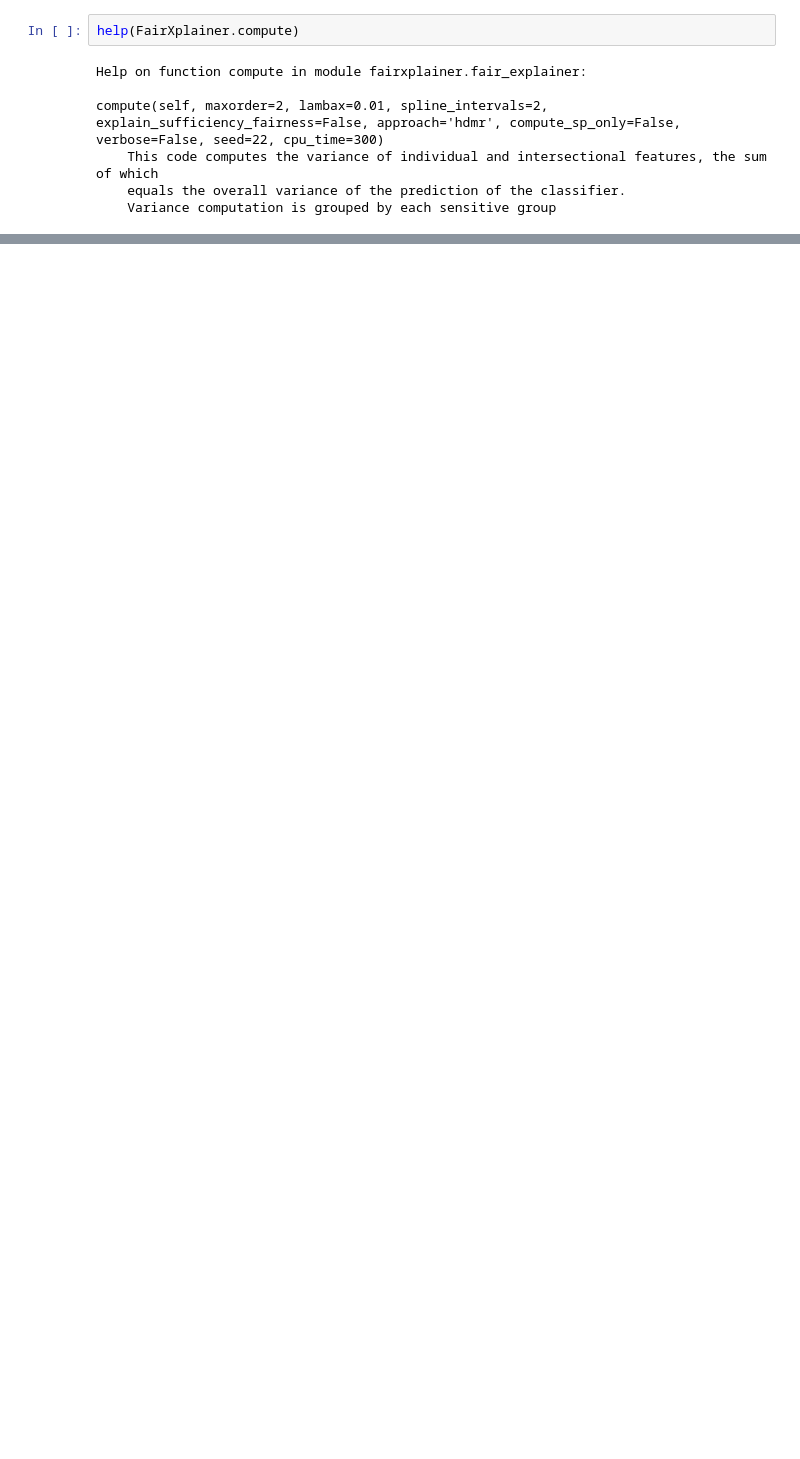
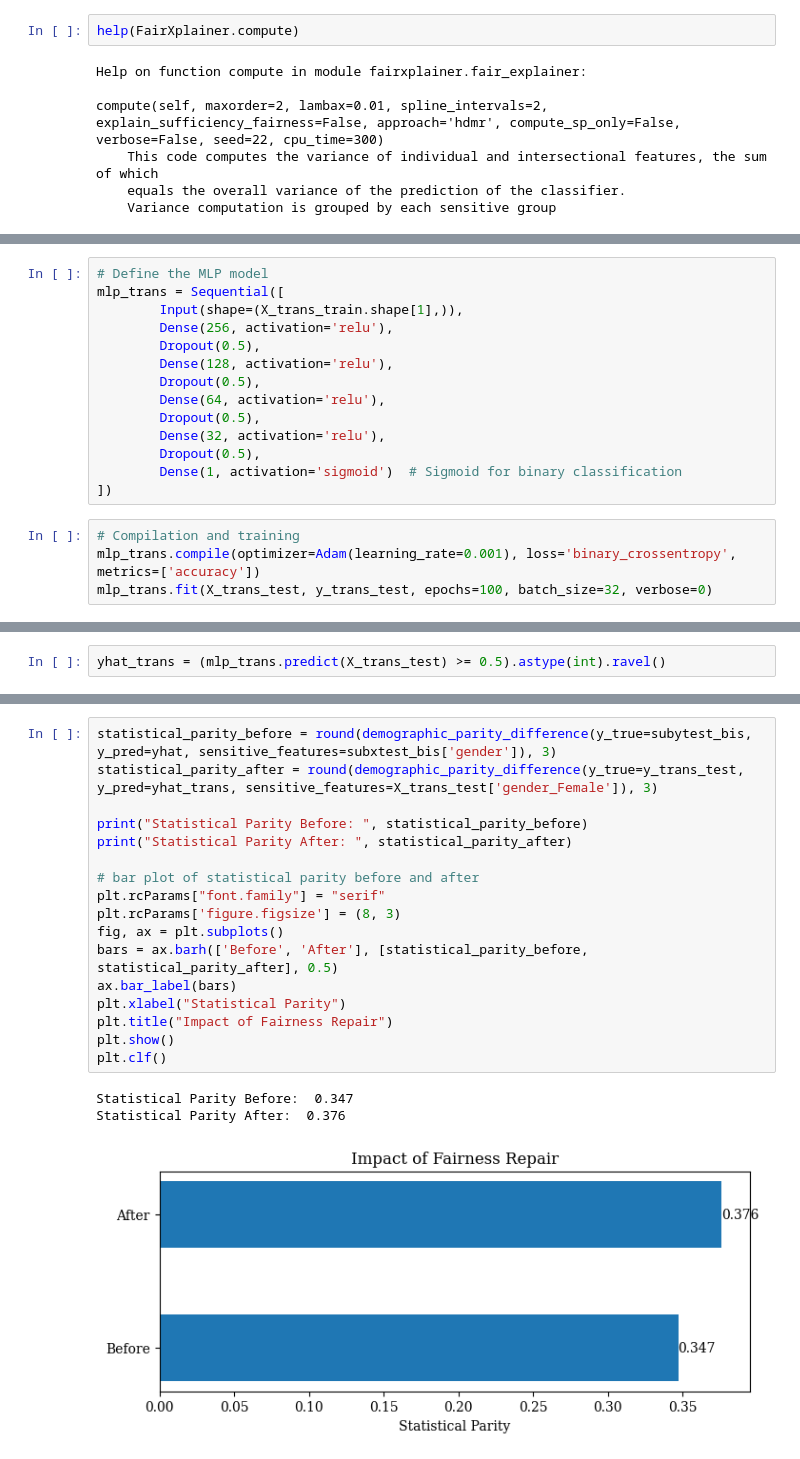
Before and after one commit to Oriiiane/SDI_DA, a Jupyter notebook: DA_notebook.ipynb, the cells around one changed output, grey strips where cells are left out. Cells and saved outputs as stored; diff of their text form; blank space fills up the shorter version.

```diff
--- a/DA_notebook.ipynb
+++ b/DA_notebook.ipynb
@@ -676,0 +721,18 @@ plt.clf()
+# %%
+# Define the MLP model
+mlp_trans = Sequential([
+        Input(shape=(X_trans_train.shape[1],)),
+        Dense(256, activation='relu'),
+        Dropout(0.5),
+        Dense(128, activation='relu'),
+        Dropout(0.5),
+        Dense(64, activation='relu'),
+        Dropout(0.5),
+        Dense(32, activation='relu'),
+        Dropout(0.5),
+        Dense(1, activation='sigmoid')  # Sigmoid for binary classification
+])
+# %%
+# Compilation and training
+mlp_trans.compile(optimizer=Adam(learning_rate=0.001), loss='binary_crossentropy', metrics=['accuracy'])
+mlp_trans.fit(X_trans_test, y_trans_test, epochs=100, batch_size=32, verbose=0)
@@ -676,0 +748,2 @@ plt.clf()
+# %%
+yhat_trans = (mlp_trans.predict(X_trans_test) >= 0.5).astype(int).ravel()
@@ -676,0 +752,21 @@ plt.clf()
+# %%
+statistical_parity_before = round(demographic_parity_difference(y_true=subytest_bis, y_pred=yhat, sensitive_features=subxtest_bis['gender']), 3)
+statistical_parity_after = round(demographic_parity_difference(y_true=y_trans_test, y_pred=yhat_trans, sensitive_features=X_trans_test['gender_Female']), 3)
+
+print("Statistical Parity Before: ", statistical_parity_before)
+print("Statistical Parity After: ", statistical_parity_after)
+
+# bar plot of statistical parity before and after
+plt.rcParams["font.family"] = "serif"
+plt.rcParams['figure.figsize'] = (8, 3)
+fig, ax = plt.subplots()
+bars = ax.barh(['Before', 'After'], [statistical_parity_before, statistical_parity_after], 0.5)
+ax.bar_label(bars)
+plt.xlabel("Statistical Parity")
+plt.title("Impact of Fairness Repair")
+plt.show()
+plt.clf()
+# %% [output]
+Statistical Parity Before:  0.347
+Statistical Parity After:  0.376
+[figure, added]
```
Also changed, not shown: parts of 28 cells of this notebook.
